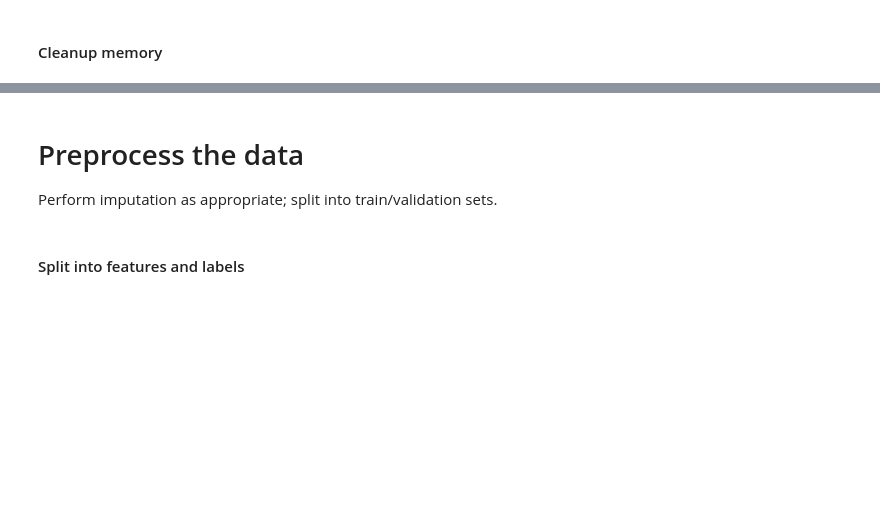
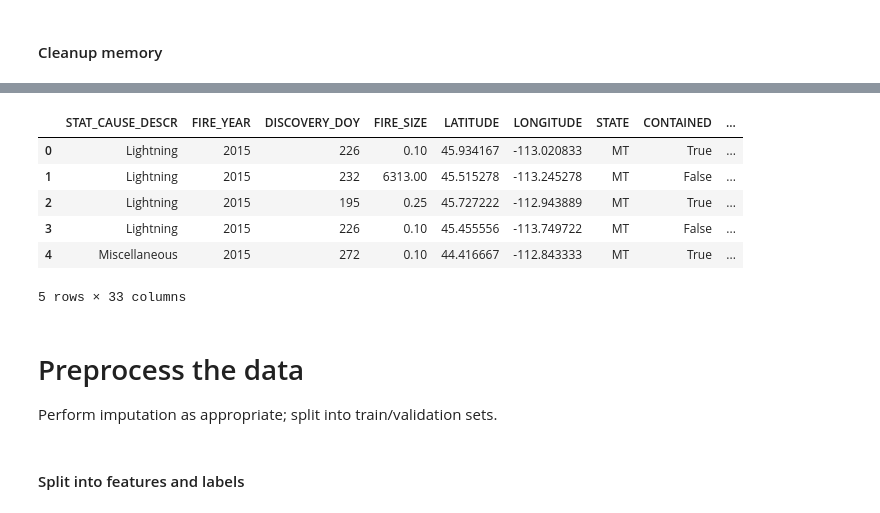
Before and after one commit to thejimster82/wildfire_GNN, a Jupyter notebook: GCN-2015.ipynb, the cells around one changed output, grey strips where cells are left out. Cells and saved outputs as stored; diff of their text form; code cells hidden in the pictures; blank space fills up the shorter version.

```diff
--- a/GCN-2015.ipynb
+++ b/GCN-2015.ipynb
@@ -104,3 +108,13 @@ gc.collect()
+# %%
+data.head()
+# %% [output]
+|  | STAT_CAUSE_DESCR | FIRE_YEAR | DISCOVERY_DOY | FIRE_SIZE | LATITUDE | LONGITUDE | STATE | CONTAINED | ... |
+| 0 | Lightning | 2015 | 226 | 0.10 | 45.934167 | -113.020833 | MT | True | ... |
+| 1 | Lightning | 2015 | 232 | 6313.00 | 45.515278 | -113.245278 | MT | False | ... |
+| 2 | Lightning | 2015 | 195 | 0.25 | 45.727222 | -112.943889 | MT | True | ... |
+| 3 | Lightning | 2015 | 226 | 0.10 | 45.455556 | -113.749722 | MT | False | ... |
+| 4 | Miscellaneous | 2015 | 272 | 0.10 | 44.416667 | -112.843333 | MT | True | ... |
+5 rows × 33 columns
 # %% [markdown]
 # Preprocess the data
 
```
Also changed, not shown: parts of 15 cells of this notebook, 3 other files.
